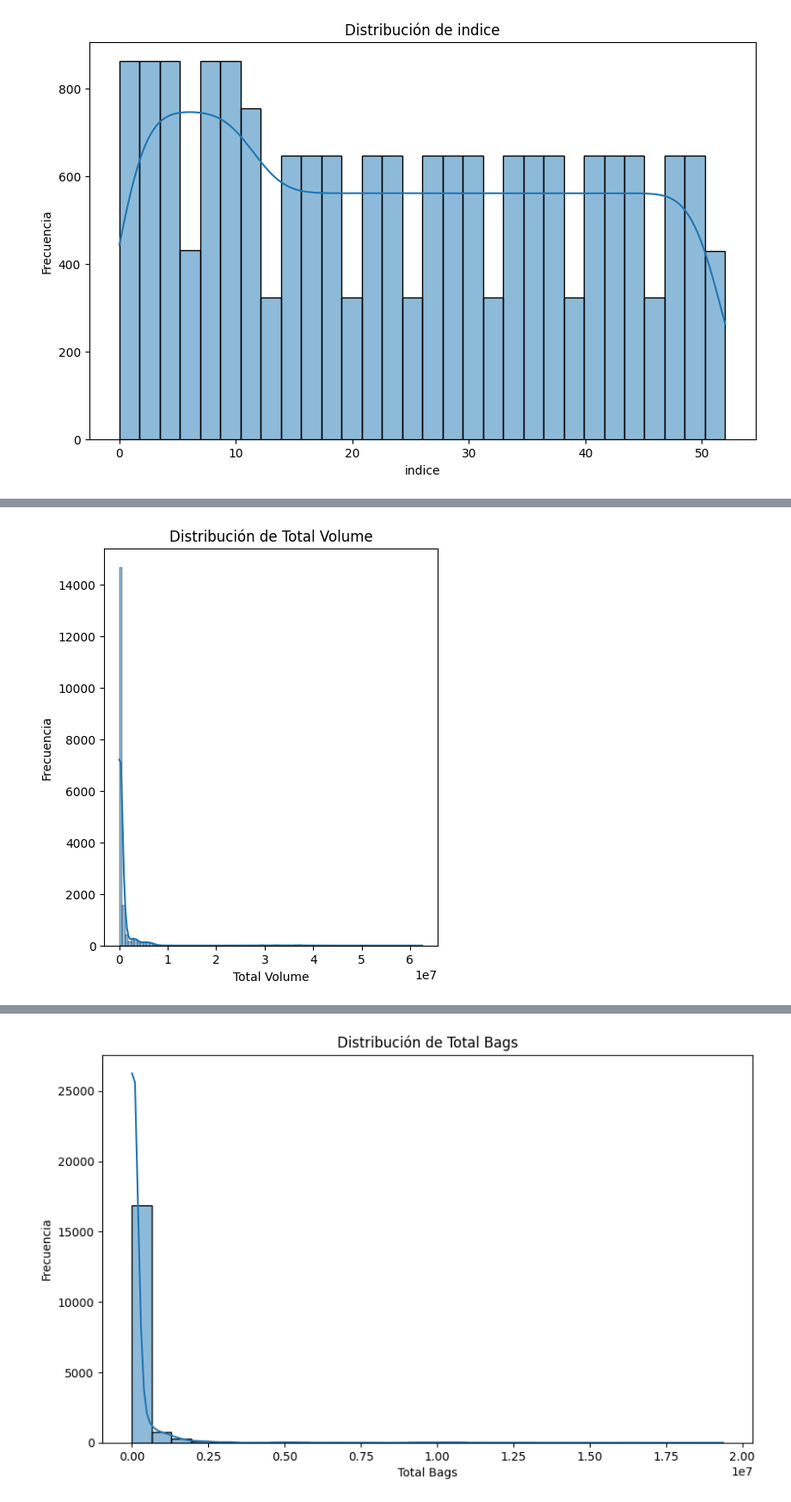
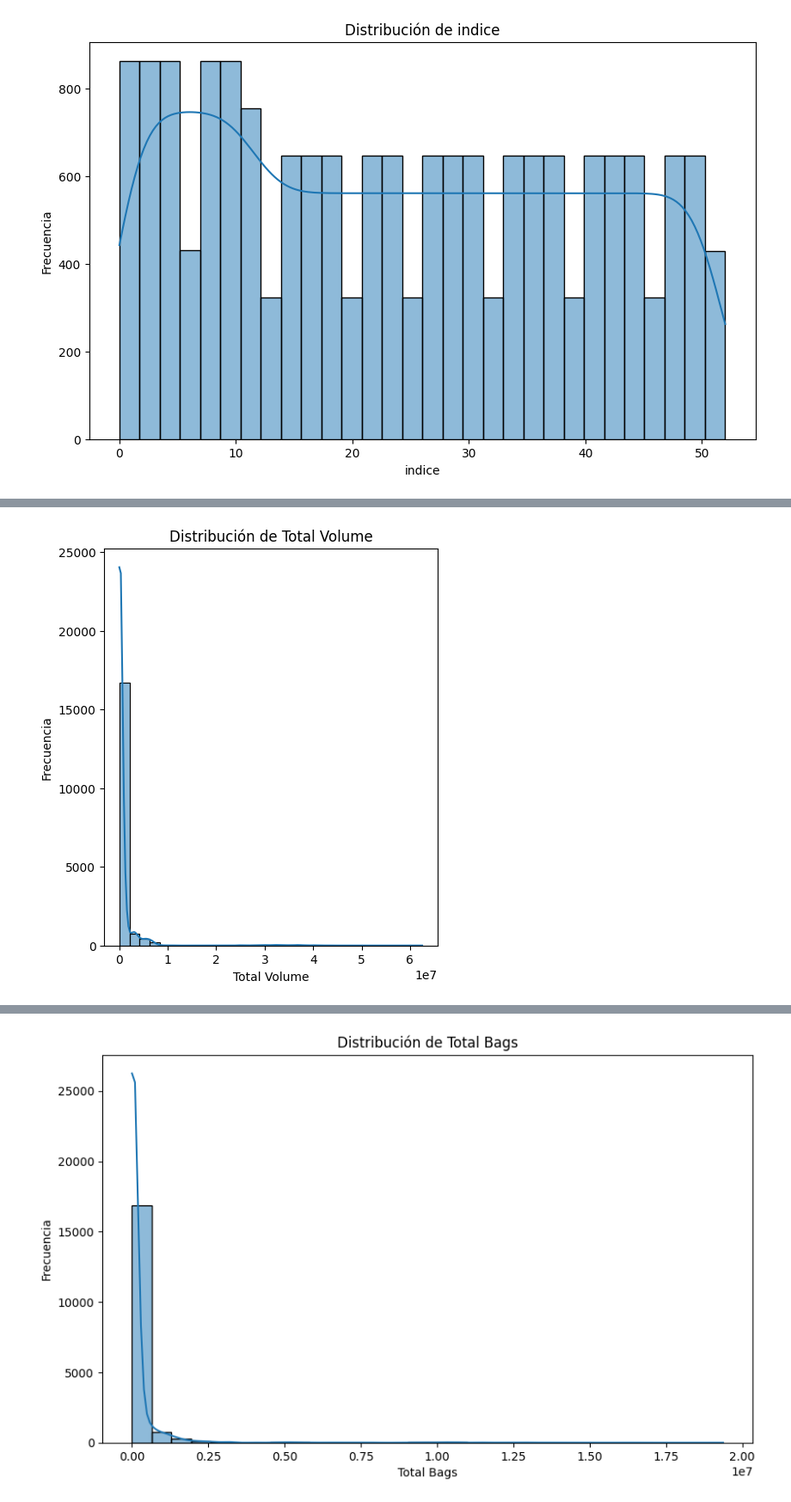
Before and after one commit to juanjoher/CienciaDatosProy2, a Jupyter notebook: proyecto.ipynb, the cells around one changed output, grey strips where cells are left out. Shown at 86% size. Saved outputs shown, nothing was run; the diff lists cells and outputs as text; code cells hidden in the pictures.

```diff
--- a/proyecto.ipynb
+++ b/proyecto.ipynb
@@ -115,10 +121,10 @@ plt.show()
 # %%
 # Histograma de la variable 'total Volume'
 plt.figure(figsize=(5,6))
-sns.histplot(df['Total Volume'], bins=100, kde=True)
+sns.histplot(df['Total Volume'], bins=30, kde=True)
 plt.title('Distribución de Total Volume')
 plt.xlabel('Total Volume')
 plt.ylabel('Frecuencia')
 plt.show()
 # %% [output]
-[figure, old version]
+[figure, new version]
```
Also changed, not shown: parts of 16 cells of this notebook.
